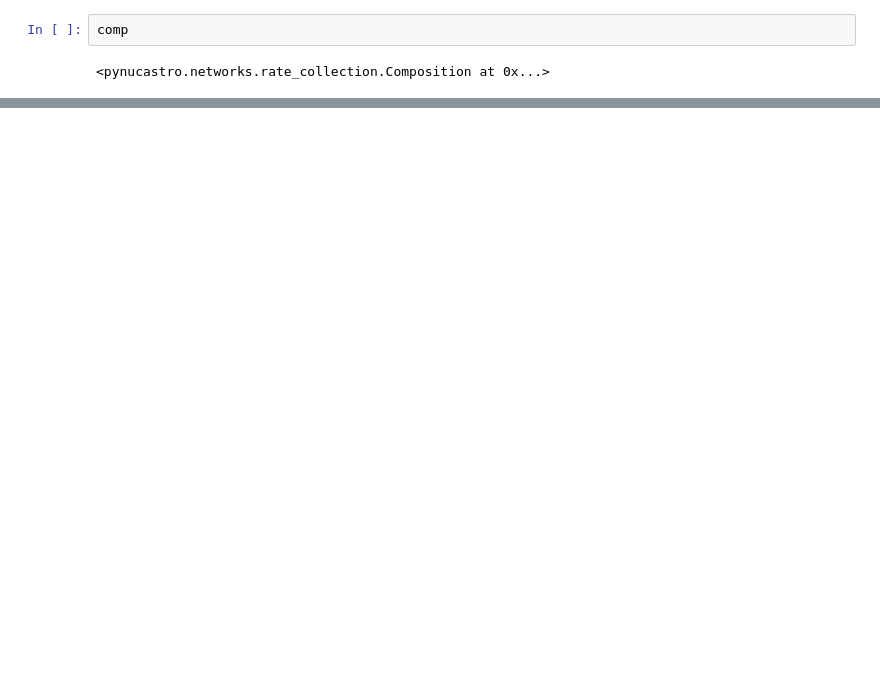
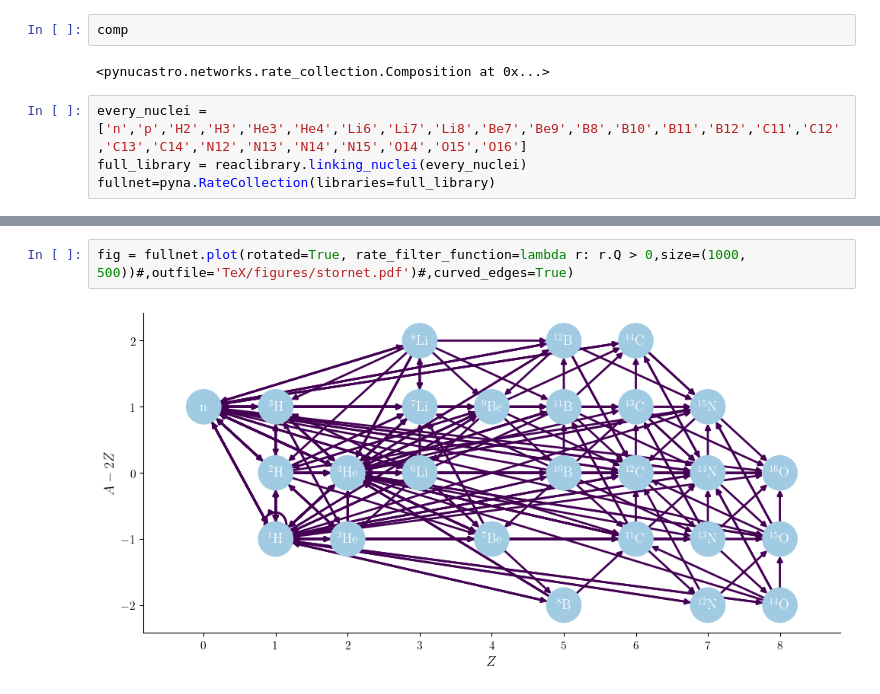
Before and after one commit to hansbdein/Speciale, a Jupyter notebook: Pna plots.ipynb, the cells around one changed output, grey strips where cells are left out. Drawn from its saved outputs; the diff is of its cells as text; blank space fills up the shorter version.

```diff
--- a/Pna plots.ipynb
+++ b/Pna plots.ipynb
@@ -290,3 +343,7 @@ bbn_network.plot_jacobian(laterho, lateT, latecomp, rate_scaling=3.e9)
 comp
 # %% [output]
 <pynucastro.networks.rate_collection.Composition at 0x...>
+# %%
+every_nuclei = ['n','p','H2','H3','He3','He4','Li6','Li7','Li8','Be7','Be9','B8','B10','B11','B12','C11','C12','C13','C14','N12','N13','N14','N15','O14','O15','O16']
+full_library = reaclibrary.linking_nuclei(every_nuclei)
+fullnet=pyna.RateCollection(libraries=full_library)
@@ -292,0 +396,4 @@ comp
+# %%
+fig = fullnet.plot(rotated=True, rate_filter_function=lambda r: r.Q > 0,size=(1000, 500))#,outfile='TeX/figures/stornet.pdf')#,curved_edges=True)
+# %% [output]
+[figure, added]
```
Also changed, not shown: parts of 18 cells of this notebook, 28 other files.
